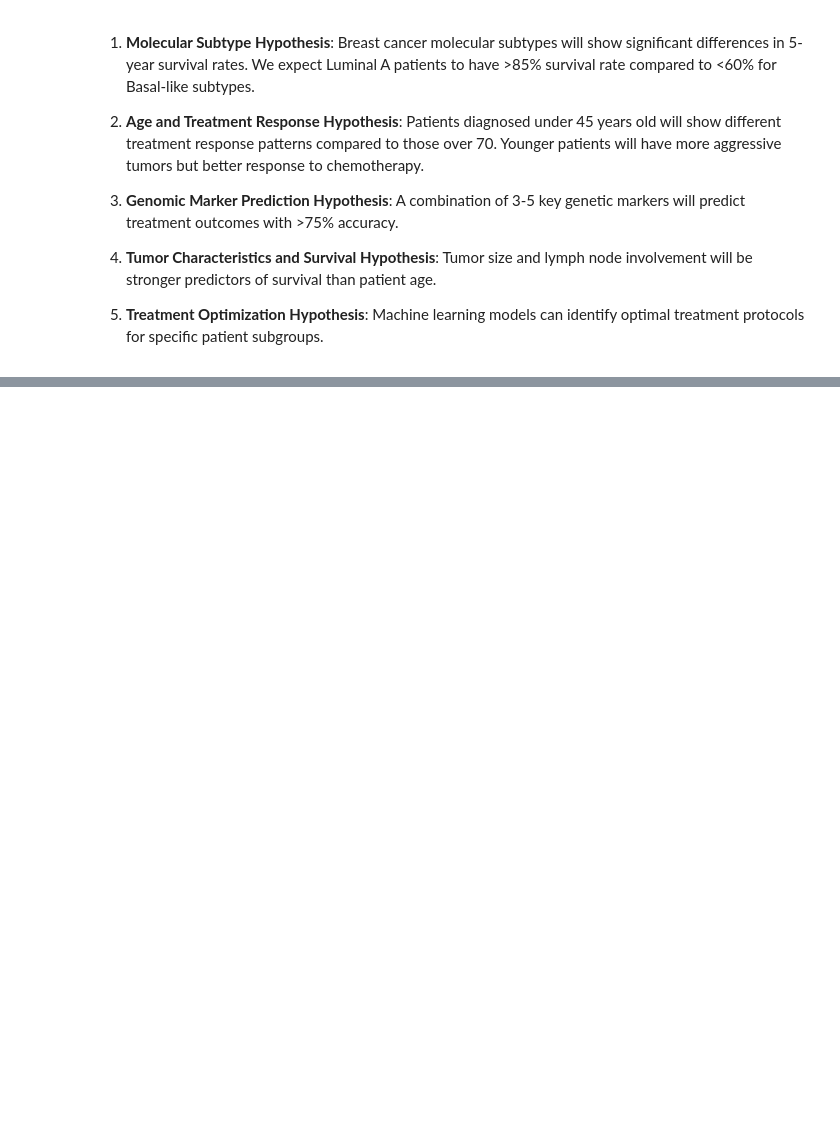
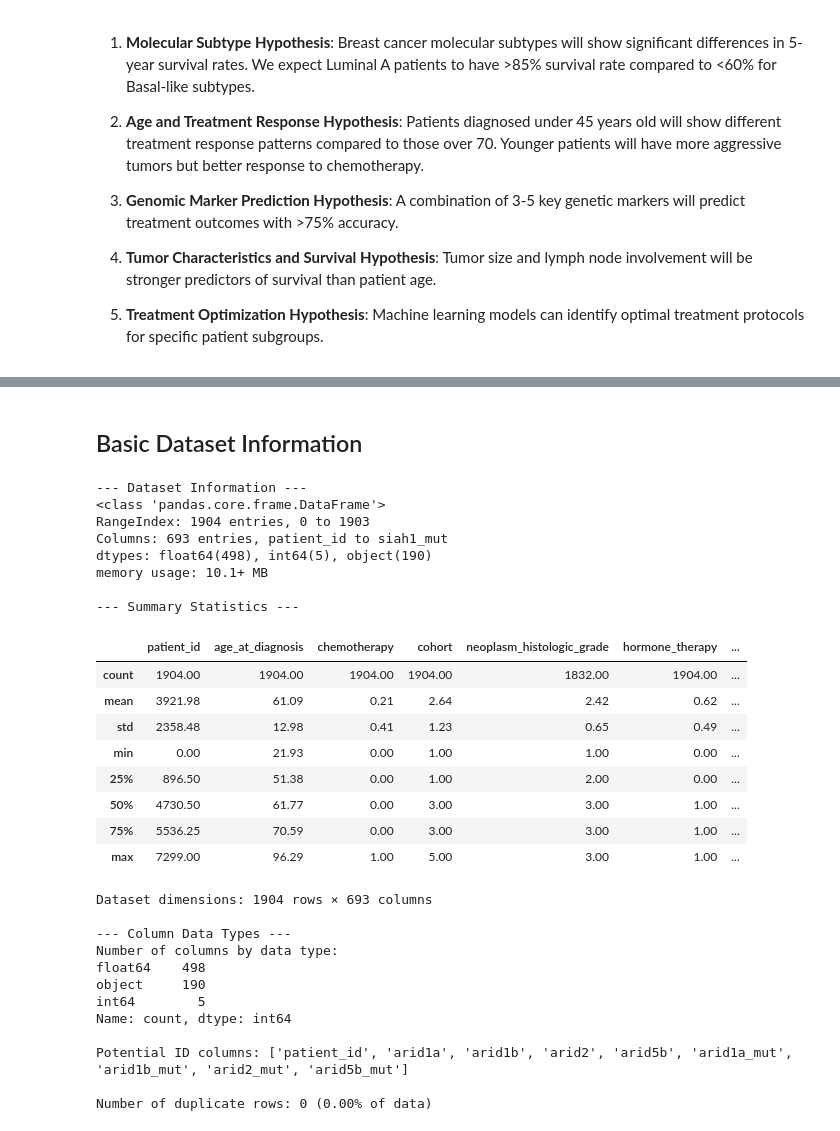
Before and after one commit to bvhadra/Cancer-Diagnosis-Analytics-Dashboard, a Jupyter notebook: jupyter_notebooks/01_Data_Acquisition_and_Overview.ipynb, the cells around one changed output, grey strips where cells are left out. Drawn from its saved outputs; the diff is of its cells as text; code cells hidden in the pictures; blank space fills up the shorter version.

```diff
--- a/jupyter_notebooks/01_Data_Acquisition_and_Overview.ipynb
+++ b/jupyter_notebooks/01_Data_Acquisition_and_Overview.ipynb
@@ -34,0 +108,58 @@ The METABRIC (Molecular Taxonomy of Breast Cancer International Consortium) data
+# %% [markdown]
+
+## Basic Dataset Information
+# %%
+# Display basic information about the dataset
+print("\n--- Dataset Information ---")
+df.info()
+
+# Get summary statistics for numerical columns
+print("\n--- Summary Statistics ---")
+display(df.describe())
+
+# Check the shape of the dataset
+rows, cols = df.shape
+print(f"\nDataset dimensions: {rows} rows × {cols} columns")
+
+# Check column names and types
+print("\n--- Column Data Types ---")
+column_types = df.dtypes.value_counts()
+print(f"Number of columns by data type:\n{column_types}")
+
+# Identify potential ID columns
+id_columns = [col for col in df.columns if 'id' in col.lower()]
+print(f"\nPotential ID columns: {id_columns}")
+
+# Check for duplicate rows
+duplicates = df.duplicated().sum()
+print(f"\nNumber of duplicate rows: {duplicates} ({duplicates/len(df):.2%} of data)")
+# %% [output]
+--- Dataset Information ---
+<class 'pandas.core.frame.DataFrame'>
+RangeIndex: 1904 entries, 0 to 1903
+Columns: 693 entries, patient_id to siah1_mut
+dtypes: float64(498), int64(5), object(190)
+memory usage: 10.1+ MB
+
+--- Summary Statistics ---
+|  | patient_id | age_at_diagnosis | chemotherapy | cohort | neoplasm_histologic_grade | hormone_therapy | ... |
+| count | 1904.00 | 1904.00 | 1904.00 | 1904.00 | 1832.00 | 1904.00 | ... |
+| mean | 3921.98 | 61.09 | 0.21 | 2.64 | 2.42 | 0.62 | ... |
+| std | 2358.48 | 12.98 | 0.41 | 1.23 | 0.65 | 0.49 | ... |
+| min | 0.00 | 21.93 | 0.00 | 1.00 | 1.00 | 0.00 | ... |
+| 25% | 896.50 | 51.38 | 0.00 | 1.00 | 2.00 | 0.00 | ... |
+| 50% | 4730.50 | 61.77 | 0.00 | 3.00 | 3.00 | 1.00 | ... |
+| 75% | 5536.25 | 70.59 | 0.00 | 3.00 | 3.00 | 1.00 | ... |
+| max | 7299.00 | 96.29 | 1.00 | 5.00 | 3.00 | 1.00 | ... |
+Dataset dimensions: 1904 rows × 693 columns
+
+--- Column Data Types ---
+Number of columns by data type:
+float64    498
+object     190
+int64        5
+Name: count, dtype: int64
+
+Potential ID columns: ['patient_id', 'arid1a', 'arid1b', 'arid2', 'arid5b', 'arid1a_mut', 'arid1b_mut', 'arid2_mut', 'arid5b_mut']
+
+Number of duplicate rows: 0 (0.00% of data)
```
Also changed, not shown: parts of 24 cells of this notebook, 1 other file.
